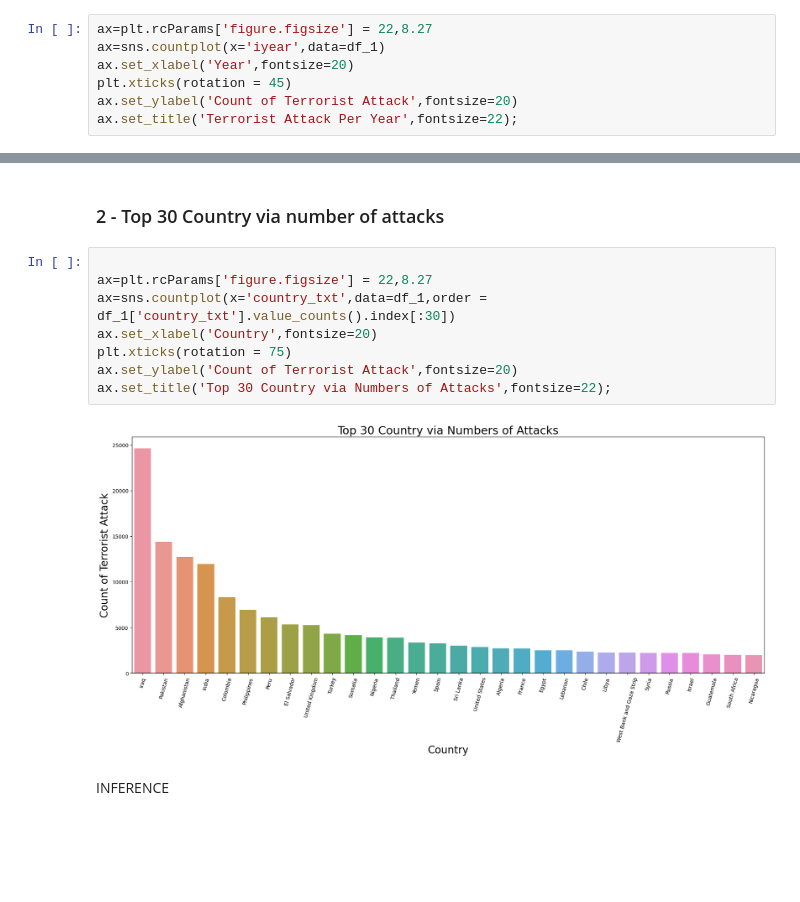
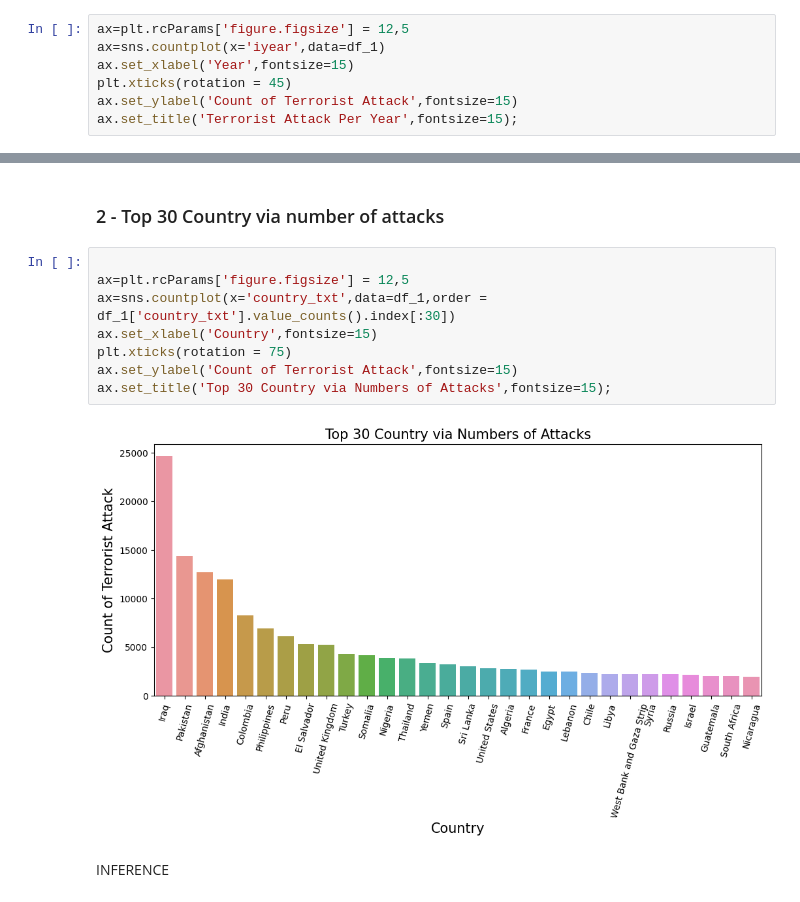
Before and after one commit to sandhyamandoli7/Global-terrorism-analysis, a Jupyter notebook: Global_Terrorism_Analysis_(EDA).ipynb, the cells around one changed output, grey strips where cells are left out. Cells and saved outputs as stored; diff of their text form; blank space fills up the shorter version.

```diff
--- a/Global_Terrorism_Analysis_(EDA).ipynb
+++ b/Global_Terrorism_Analysis_(EDA).ipynb
@@ -176,10 +176,10 @@ memory usage: 12.7+ MB
 # %%
 attack_per_year=df_1['iyear'].value_counts()
 # %%
-ax=plt.rcParams['figure.figsize'] = 22,8.27
+ax=plt.rcParams['figure.figsize'] = 12,5
 ax=sns.countplot(x='iyear',data=df_1)
-ax.set_xlabel('Year',fontsize=20)
+ax.set_xlabel('Year',fontsize=15)
 plt.xticks(rotation = 45)
-ax.set_ylabel('Count of Terrorist Attack',fontsize=20)
-ax.set_title('Terrorist Attack Per Year',fontsize=22);
+ax.set_ylabel('Count of Terrorist Attack',fontsize=15)
+ax.set_title('Terrorist Attack Per Year',fontsize=15);
 # %% [output]
@@ -191,14 +191,14 @@ INFERENCE
 ### 2 - Top 30 Country via number of attacks
 # %%
 
-ax=plt.rcParams['figure.figsize'] = 22,8.27
+ax=plt.rcParams['figure.figsize'] = 12,5
 ax=sns.countplot(x='country_txt',data=df_1,order = df_1['country_txt'].value_counts().index[:30])
-ax.set_xlabel('Country',fontsize=20)
+ax.set_xlabel('Country',fontsize=15)
 plt.xticks(rotation = 75)
-ax.set_ylabel('Count of Terrorist Attack',fontsize=20)
-ax.set_title('Top 30 Country via Numbers of Attacks',fontsize=22);
+ax.set_ylabel('Count of Terrorist Attack',fontsize=15)
+ax.set_title('Top 30 Country via Numbers of Attacks',fontsize=15);
 # %% [output]
-[figure, old version]
+[figure, new version]
 # %% [markdown]
 INFERENCE
 # %% [markdown]
```
Also changed, not shown: parts of 17 cells of this notebook.
